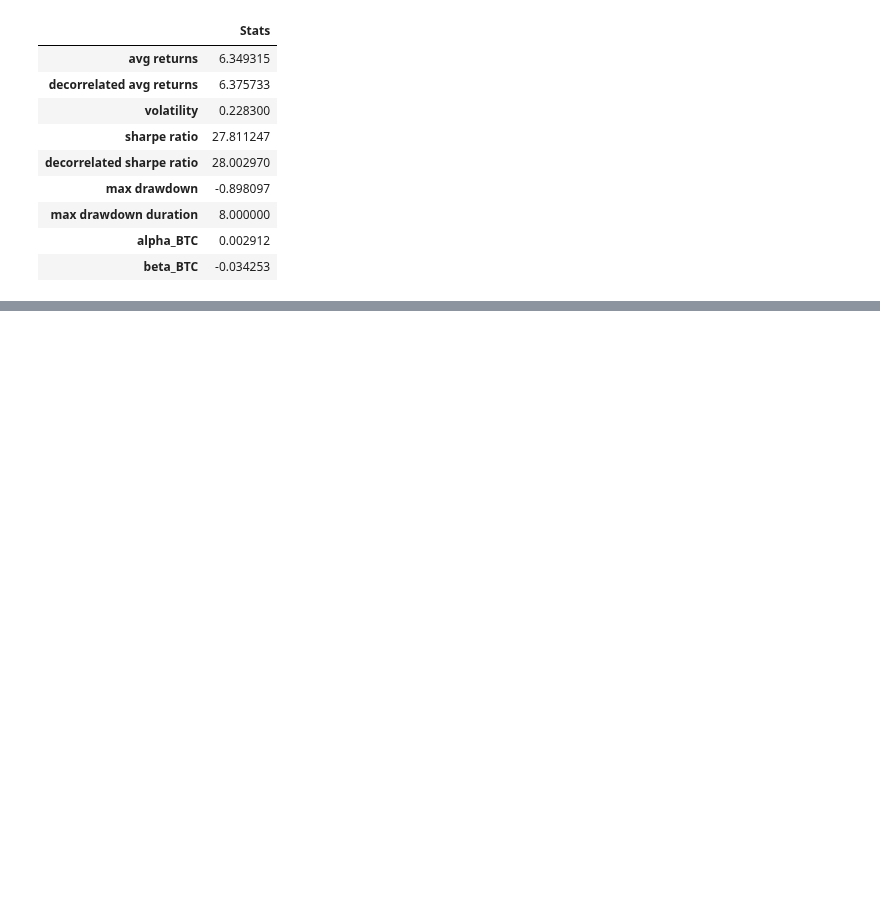
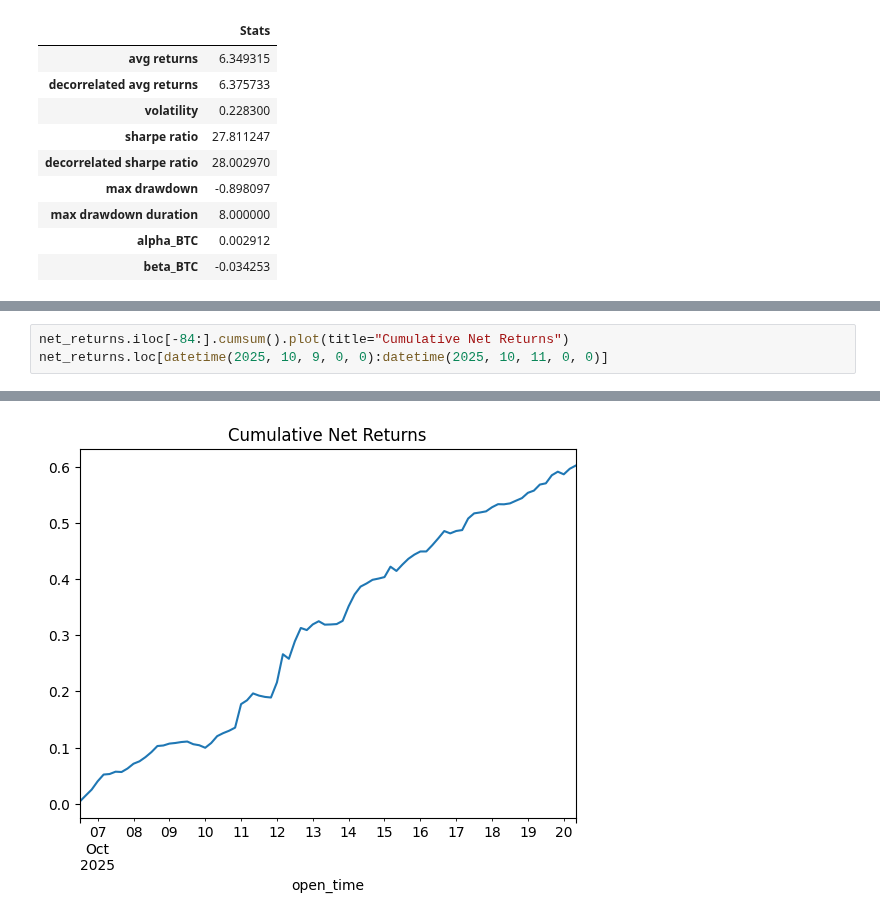
Before and after one commit to wbchristerson/crypto-strategies, a Jupyter notebook: moving_average_price_reversion.ipynb, the cells around one changed output, grey strips where cells are left out. Cells and saved outputs as stored; diff of their text form; blank space fills up the shorter version.

```diff
--- a/moving_average_price_reversion.ipynb
+++ b/moving_average_price_reversion.ipynb
@@ -822,0 +899,4 @@ pd.Series(get_strategy_stats(net_returns, 4, test_px), name = "Stats").to_frame(
+# %%
+net_returns.iloc[-84:].cumsum().plot(title="Cumulative Net Returns")
+net_returns.loc[datetime(2025, 10, 9, 0, 0):datetime(2025, 10, 11, 0, 0)]
+# %% [output]
@@ -822,0 +918 @@ pd.Series(get_strategy_stats(net_returns, 4, test_px), name = "Stats").to_frame(
+[figure, added]
```
Also changed, not shown: parts of 11 cells of this notebook, 1 other file.
